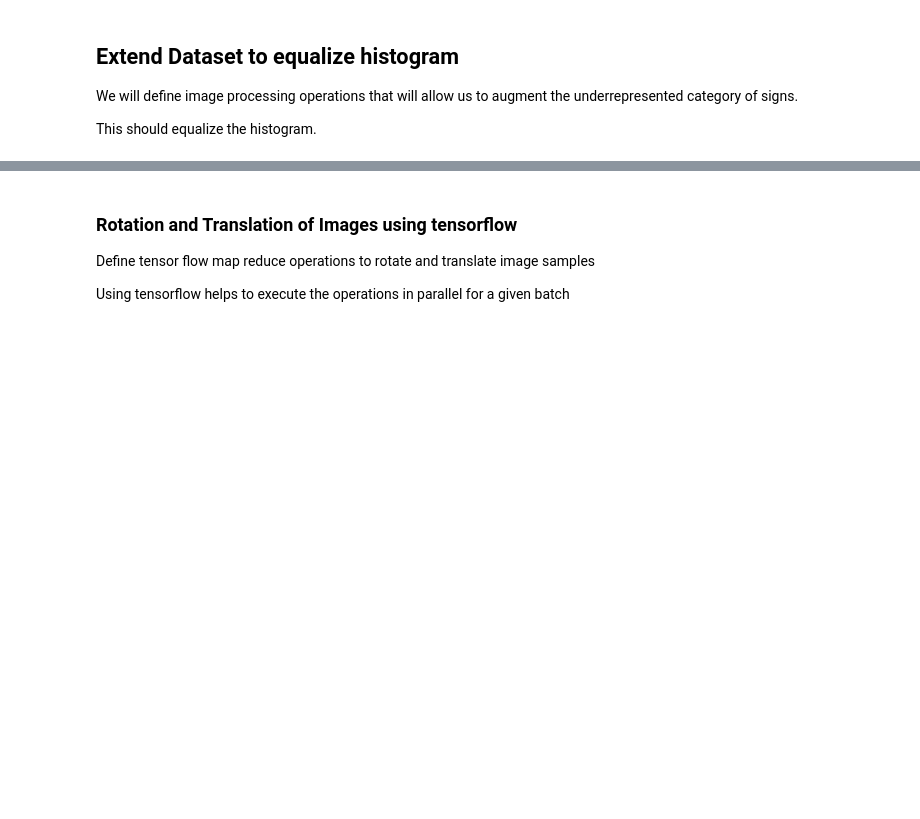
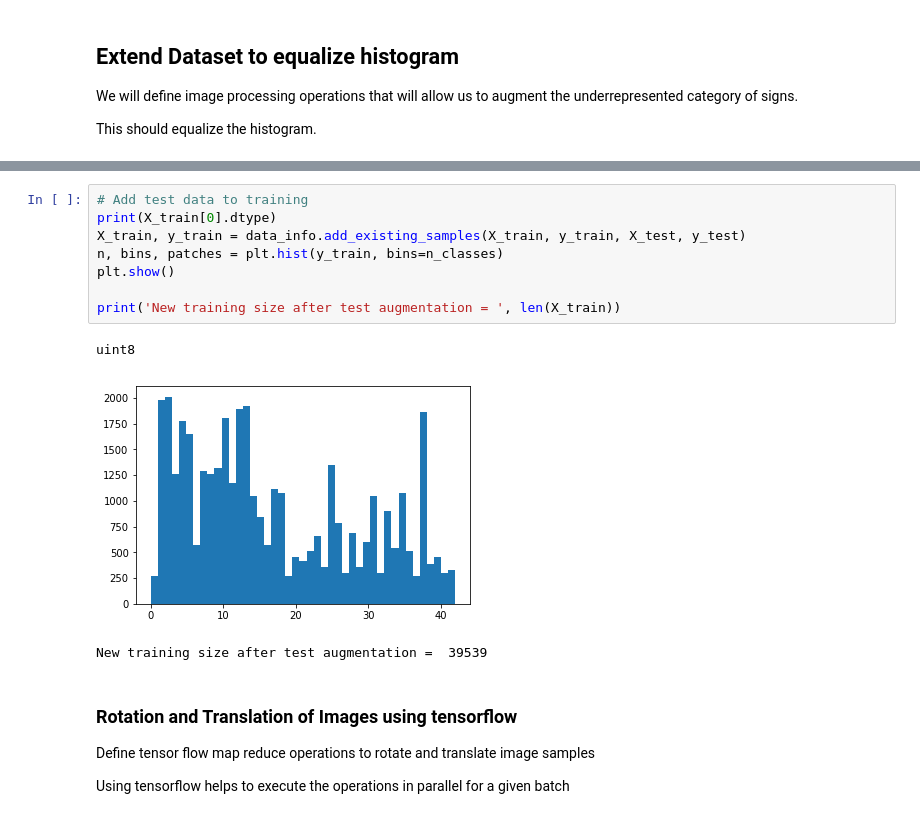
Before and after one commit to hanumant07/traffic_sign_detection, a Jupyter notebook: Traffic_Sign_Classifier.ipynb, the cells around one changed output, grey strips where cells are left out. Cells and saved outputs as stored; diff of their text form; blank space fills up the shorter version.

```diff
--- a/Traffic_Sign_Classifier.ipynb
+++ b/Traffic_Sign_Classifier.ipynb
@@ -178,3 +207,15 @@ data_info = TrafficDataInfo('signnames.csv')
+# %%
+# Add test data to training
+print(X_train[0].dtype)
+X_train, y_train = data_info.add_existing_samples(X_train, y_train, X_test, y_test)
+n, bins, patches = plt.hist(y_train, bins=n_classes)
+plt.show()
+
+print('New training size after test augmentation = ', len(X_train))
+# %% [output]
+uint8
+[figure, added]
+New training size after test augmentation =  39539
 # %% [markdown]
 ### Rotation and Translation of Images using tensorflow
 
```
Also changed, not shown: parts of 17 cells of this notebook, 8 other files.
